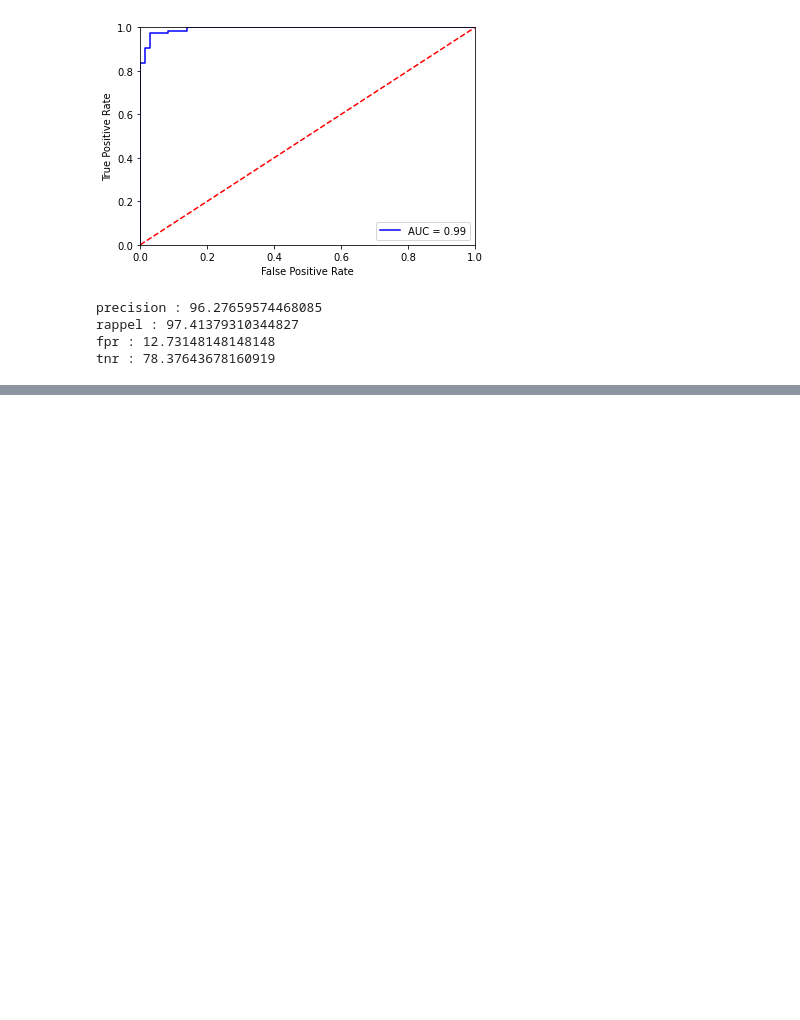
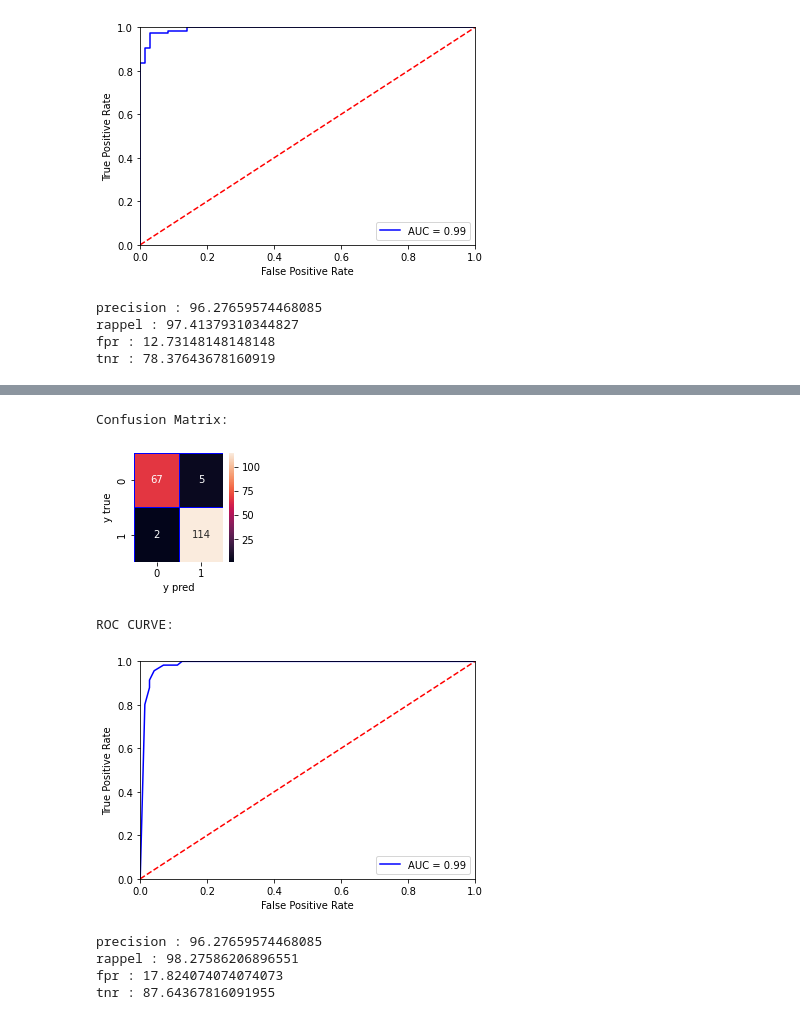
Before and after one commit to fouad-zait/Predicting-breast-Cancer, a Jupyter notebook: Predicting-Cancer.ipynb, the cells around one changed output, grey strips where cells are left out. Saved outputs shown, nothing was run; the diff lists cells and outputs as text; code cells hidden in the pictures; blank space fills up the shorter version.

```diff
--- a/Predicting-Cancer.ipynb
+++ b/Predicting-Cancer.ipynb
@@ -185,0 +200,11 @@ train_and_metrics(svm)
+# %%
+train_and_metrics(rf)
+# %% [output]
+Confusion Matrix:
+[figure, added]
+ROC CURVE:
+[figure, added]
+precision : 96.27659574468085
+rappel : 98.27586206896551
+fpr : 17.824074074074073
+tnr : 87.64367816091955
```
Also changed, not shown: parts of 11 cells of this notebook.
